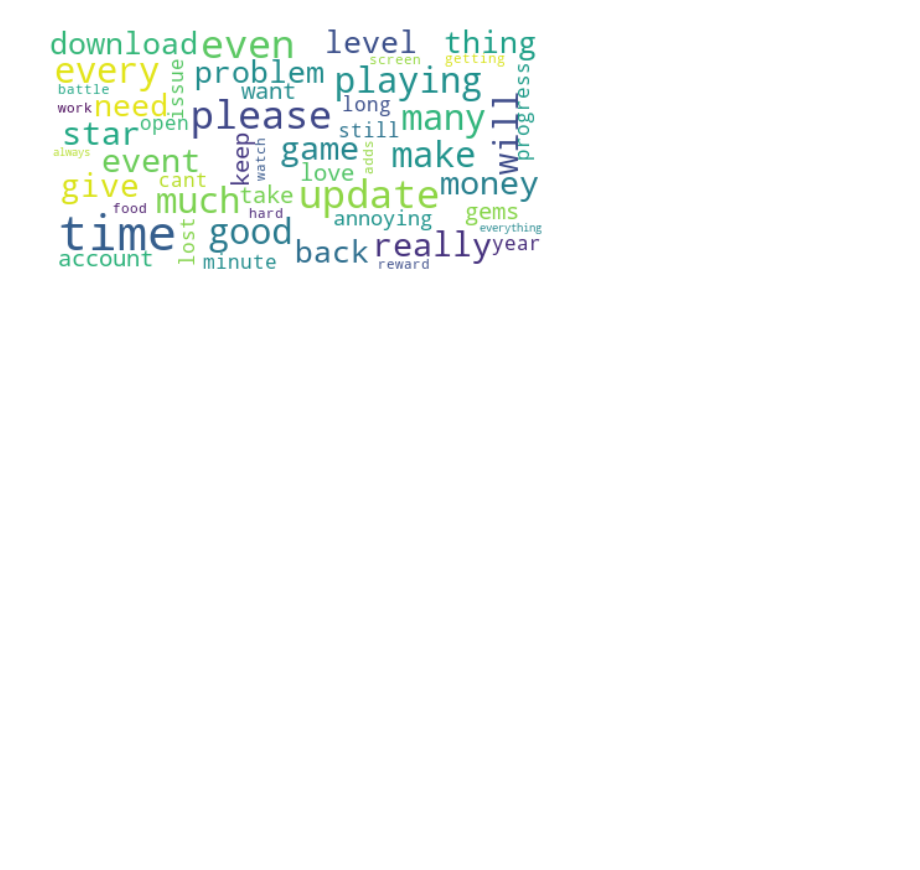
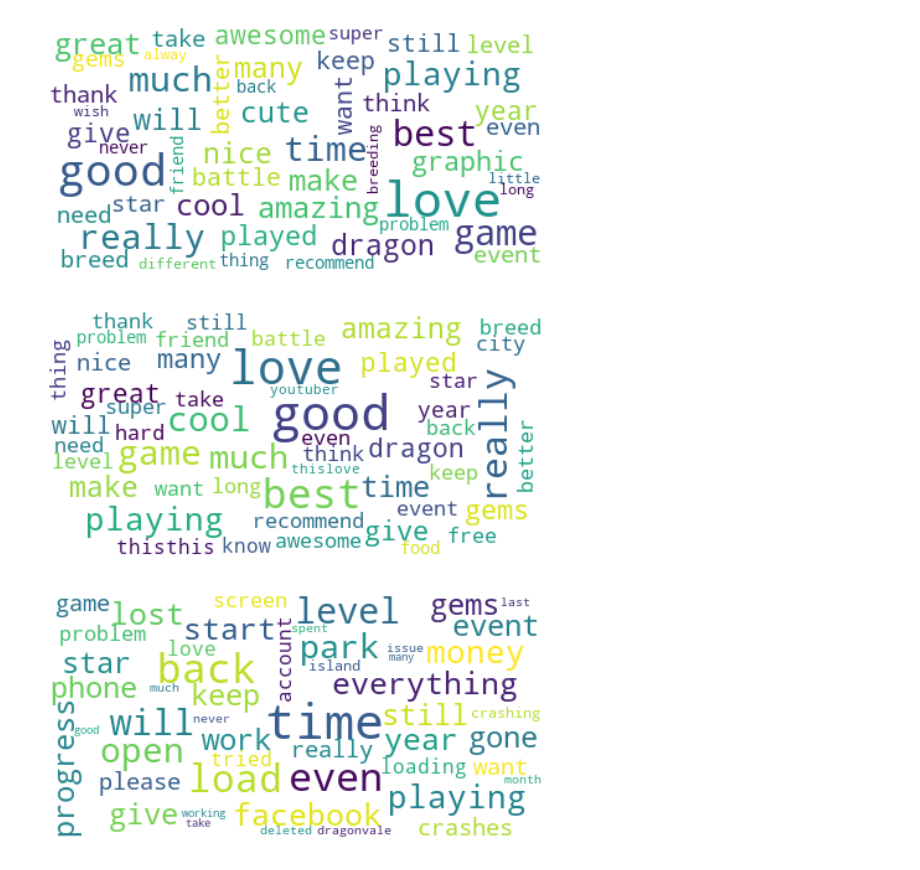
Before and after one commit to dmkant/challenge_gameloft, a Jupyter notebook: wordclouds.ipynb, the cells around one changed output. Saved outputs shown, nothing was run; the diff lists cells and outputs as text; code cells hidden in the pictures; blank space fills up the shorter version.

```diff
--- a/wordclouds.ipynb
+++ b/wordclouds.ipynb
@@ -34,7 +32,7 @@ df_DV_IOS = pd.read_csv(f"data/{file_DV_IOS}", sep="\t")
 df_ML_IOS = pd.read_csv(f"data/{file_ML_IOS}", sep="\t")
 #Function that cleans the comments from words that are irrelvent
 def cleaning(text):
-    words_to_remove = ["legends", "mania", "game", "gameloft", "play", "dragon", "city", "dragons","download","update"]
+    words_to_remove = ["legends", "mania", "game", "gameloft", "play", "dragon", "city", "dragons","download","update","please","every","thing"]
     text = re.sub("[^0-9A-Za-z\-]+", " ", text)
     text = re.sub("(?<!\w)\d+", "", text)
     text = re.sub("-(?!\w)", "", text)
@@ -48,34 +46,39 @@ df_DC['Content'] = df_DC['Content'].astype(str)
 df_DV['Content'] = df_DV['Content'].astype(str)
 df_ML['Content'] = df_ML['Content'].astype(str)
 df_DML_IOS['Content'] = df_DML_IOS['Content'].astype(str)
 df_DC_IOS['Content'] = df_DC_IOS['Content'].astype(str)
 df_DV_IOS['Content'] = df_DV_IOS['Content'].astype(str)
 df_ML_IOS['Content'] = df_DML_IOS['Content'].astype(str)
 
 
 df_DML["Content"] = df_DML["Content"].apply(cleaning)
 df_DC["Content"] = df_DC["Content"].apply(cleaning)
 df_DV["Content"] = df_DV["Content"].apply(cleaning)
 df_ML["Content"] = df_ML["Content"].apply(cleaning)
 df_DML_IOS['Content'] = df_DML_IOS['Content'].astype(str)
 df_DC_IOS['Content'] = df_DC_IOS['Content'].astype(str)
 df_DV_IOS['Content'] = df_DV_IOS['Content'].astype(str)
 df_ML_IOS['Content'] = df_ML_IOS['Content'].astype(str)
 
 
 stopwords = set(STOPWORDS)
 #Input are the dataframe and the rating, the function returns the word cloud corresponding to that rating
 def Cloud_based_on_rating(df,rating):
         df = df.dropna(subset=["Content"])
-        rating = df[df['Rating'] == rating]
-        content = rating['Content'].astype(str).tolist()
+        Rating = df[df['Rating'] == rating]
+        content = Rating['Content'].astype(str).tolist()
         text = "".join(content)
         word_cloud = WordCloud(collocations = False,stopwords=stopwords,max_font_size=40, max_words=50, background_color = 'white',).generate(text)
         plt.imshow(word_cloud, interpolation='bilinear')
         plt.axis("off")
         plt.show()
 
 
-Cloud_based_on_rating(df_DML,2)
+
+Cloud_based_on_rating(df_DML,5)
+Cloud_based_on_rating(df_DC,5)
+Cloud_based_on_rating(df_DV,1)
 # %% [output]
-[figure, old version]
+[figure, new version]
+[figure, added]
+[figure, added]
```
Also changed, not shown: parts of 1 cell of this notebook.
